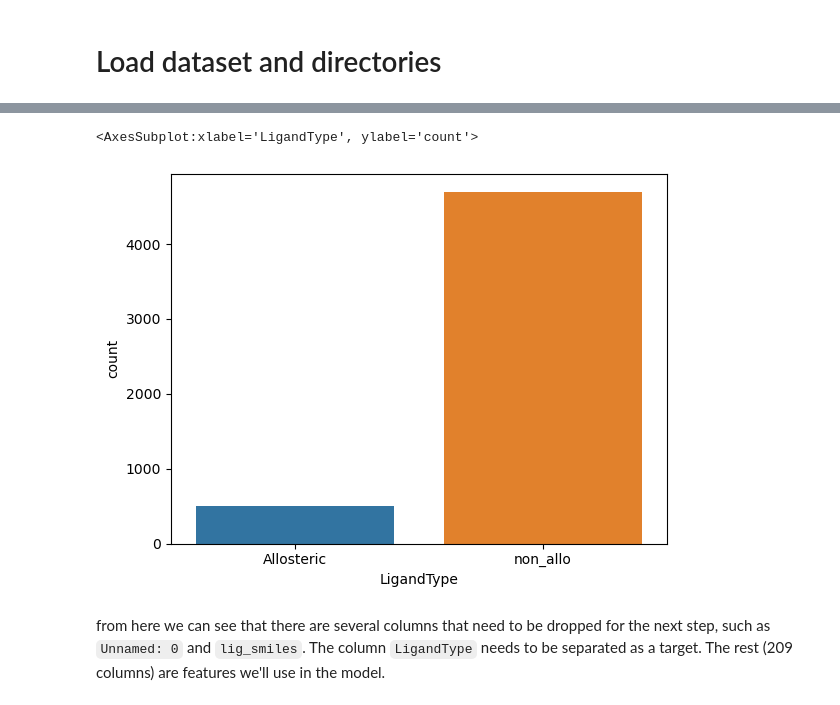
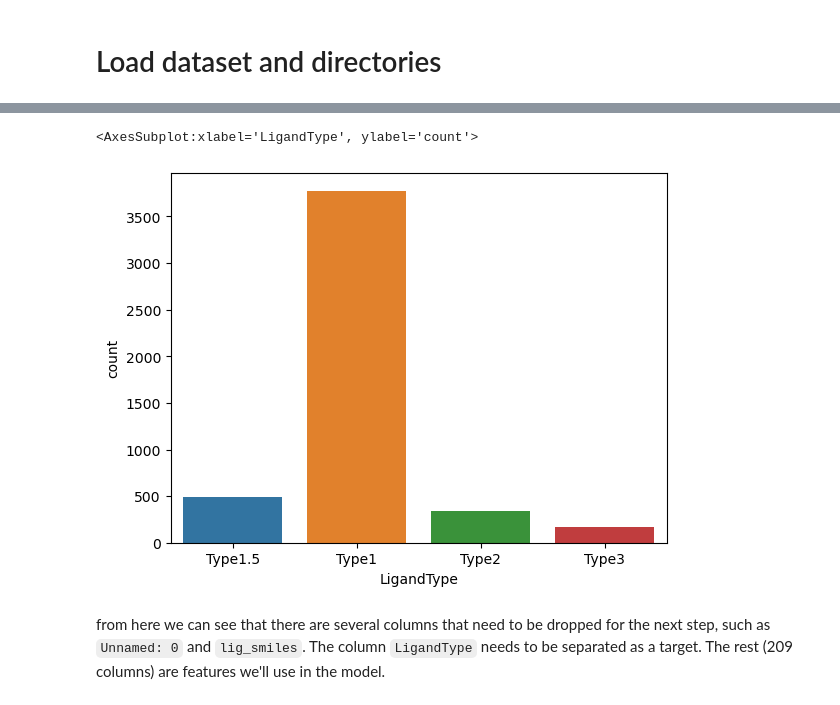
Before and after one commit to nadawahyu/kinase-classification, a Jupyter notebook: modeling-FB.ipynb, the cells around one changed output, grey strips where cells are left out. Drawn from its saved outputs; the diff is of its cells as text; code cells hidden in the pictures.

```diff
--- a/modeling-FB.ipynb
+++ b/modeling-FB.ipynb
@@ -62,0 +46,4 @@ data_fa
+# %%
+data_fb = pd.read_csv('data_binding_fp-03.csv').drop(columns=['Unnamed: 0'])
+data_fb = data_fb.replace({'Type1.5_Back':'Type1.5', 'Type1.5_Front':'Type1.5'})
+data_fb
@@ -63,8 +64,8 @@ data_fa
 # %%
-sns.countplot(data_fa, x='LigandType')
+sns.countplot(data_fb, x='LigandType')
 # %% [output]
 <AxesSubplot:xlabel='LigandType', ylabel='count'>
-[figure, old version]
+[figure, new version]
 # %% [markdown]
 from here we can see that there are several columns that need to be dropped for the next step, such as `Unnamed: 0` and `lig_smiles`. The column `LigandType` needs to be separated as a target. The rest (209 columns) are features we'll use in the model.
 # %% [markdown]
```
Also changed, not shown: parts of 15 cells of this notebook, 10 other files.
